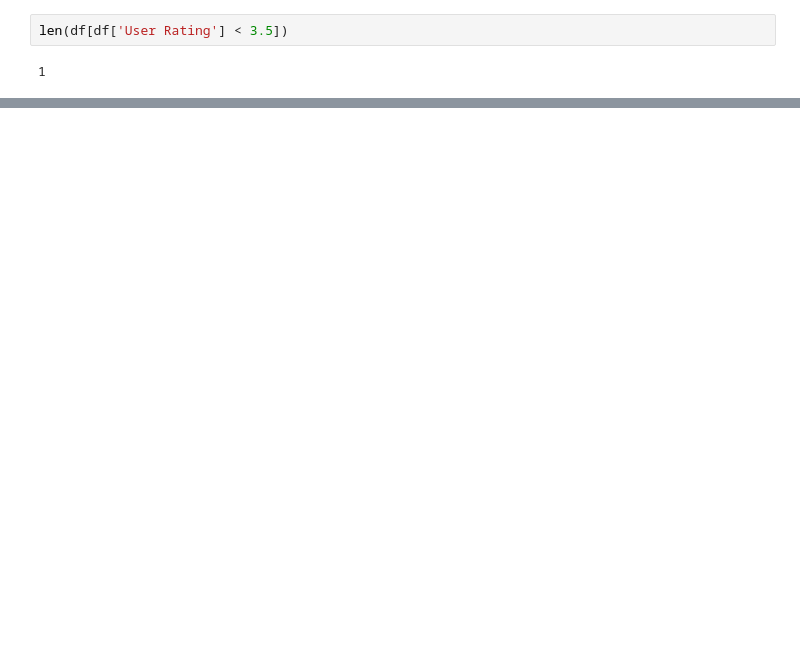
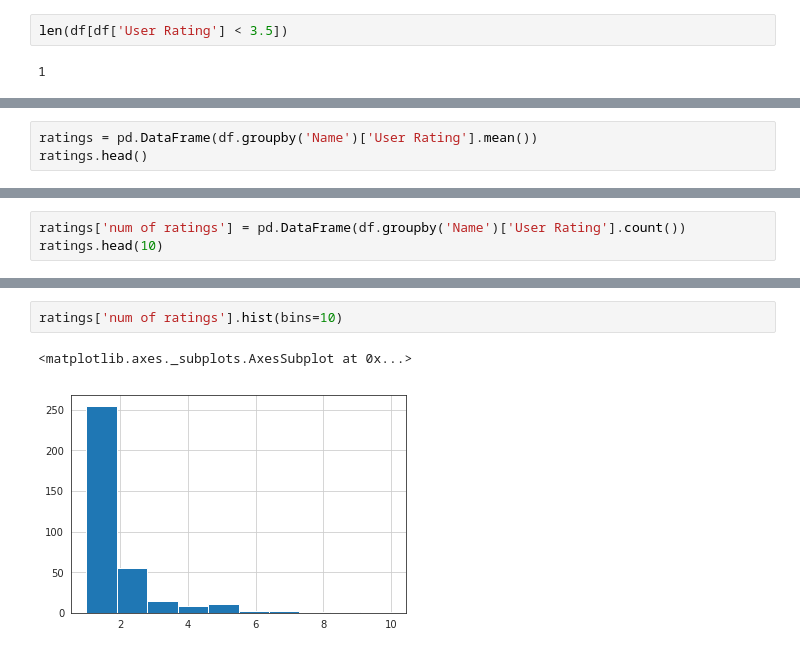
Before and after one commit to MohammadB88/ML_DS_Projects, a Jupyter notebook: kaggle/Amazon_Book_Rating/Amz_book_rating.ipynb, the cells around one changed output, grey strips where cells are left out. Drawn from its saved outputs; the diff is of its cells as text; blank space fills up the shorter version.

Commit message:
perform more data exploration

```diff
--- a/kaggle/Amazon_Book_Rating/Amz_book_rating.ipynb
+++ b/kaggle/Amazon_Book_Rating/Amz_book_rating.ipynb
@@ -28,0 +101,3 @@ len(df[df['User Rating'] < 3.5])
+# %%
+ratings = pd.DataFrame(df.groupby('Name')['User Rating'].mean())
+ratings.head()
@@ -28,0 +112,3 @@ len(df[df['User Rating'] < 3.5])
+# %%
+ratings['num of ratings'] = pd.DataFrame(df.groupby('Name')['User Rating'].count())
+ratings.head(10)
@@ -28,0 +143,5 @@ len(df[df['User Rating'] < 3.5])
+# %%
+ratings['num of ratings'].hist(bins=10)
+# %% [output]
+<matplotlib.axes._subplots.AxesSubplot at 0x...>
+[figure, added]
```
Also changed, not shown: parts of 15 cells of this notebook, 1 other file.
